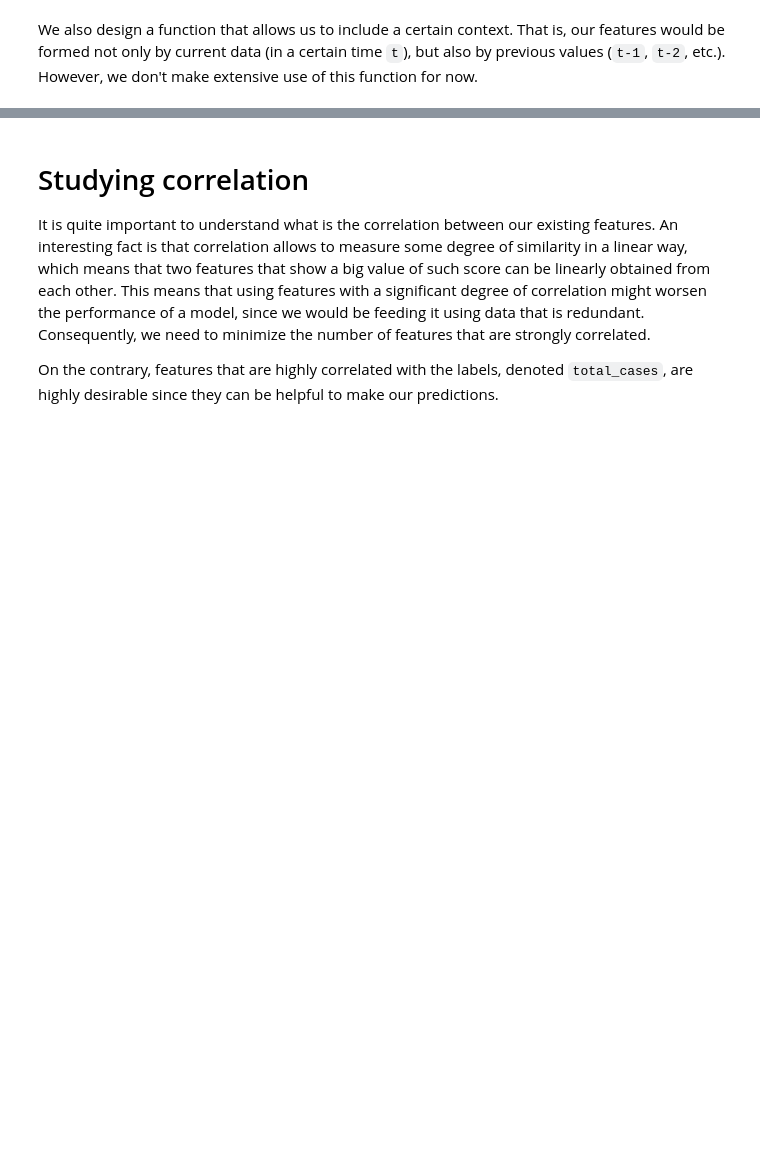
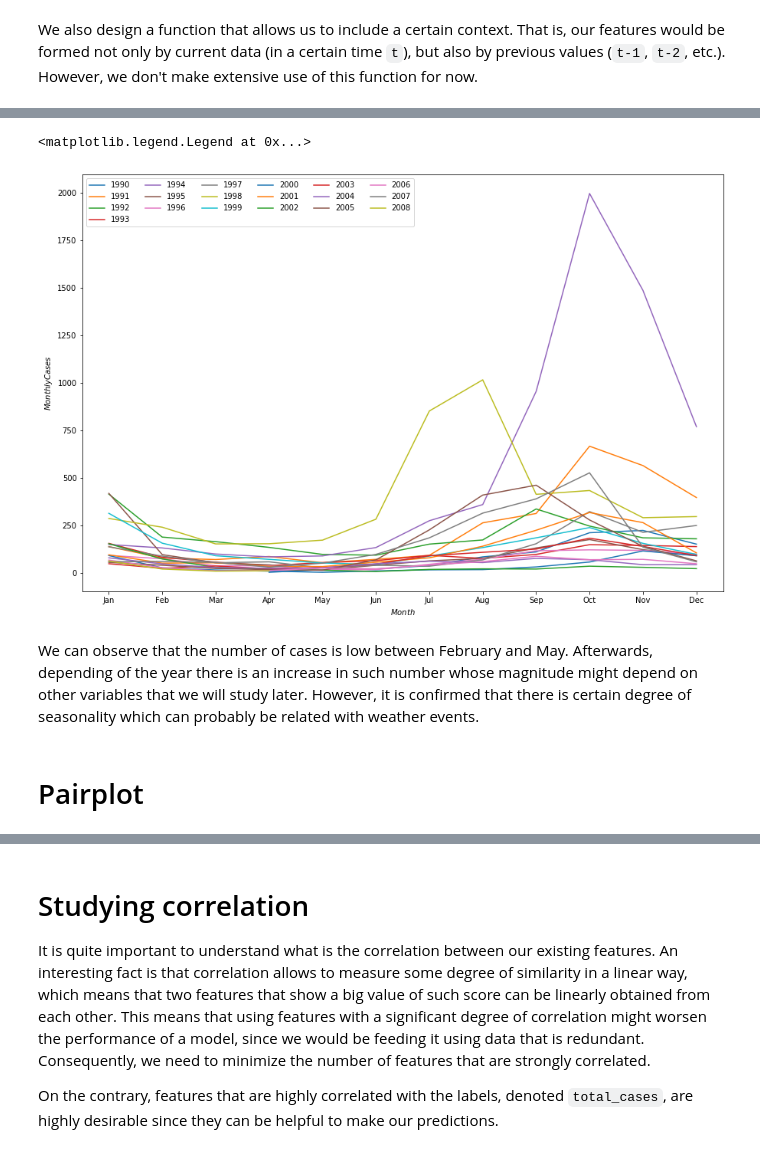
Before and after one commit to arodriguezhidalgo/DengAI_proposal, a Jupyter notebook: Model.ipynb, the cells around one changed output, grey strips where cells are left out. Drawn from its saved outputs; the diff is of its cells as text; code cells hidden in the pictures; blank space fills up the shorter version.

```diff
--- a/Model.ipynb
+++ b/Model.ipynb
@@ -140,0 +170,22 @@ def context_extractor(data_structure):
+# %%
+years = city_data['year'].unique()
+anual_data = {};
+plt.figure(figsize=(15,10))
+for i, y in enumerate(years):
+    # Here we compute monthly information.
+    anual_data[y] = city_data.loc[city_data['year'] == y][['month','total_cases']].groupby('month').sum()
+
+    # Here we represent the plots.
+    plt.plot((anual_data[y]), label=y)
+    plt.xticks(np.arange(1,13),labels=['Jan','Feb','Mar','Apr','May','Jun','Jul','Aug','Sep','Oct','Nov','Dec'])
+
+
+plt.gca().set(xlim=(0.5, 12.5), ylabel='$Monthly Cases$', xlabel='$Month$')
+plt.legend(ncol=6)
+# %% [output]
+<matplotlib.legend.Legend at 0x...>
+[figure, added]
+# %% [markdown]
+We can observe that the number of cases is low between February and May. Afterwards, depending of the year there is an increase in such number whose magnitude might depend on other variables that we will study later. However, it is confirmed that there is certain degree of seasonality which can probably be related with weather events.
+# %% [markdown]
+# Pairplot
```
Also changed, not shown: parts of 28 cells of this notebook, 1 other file.
